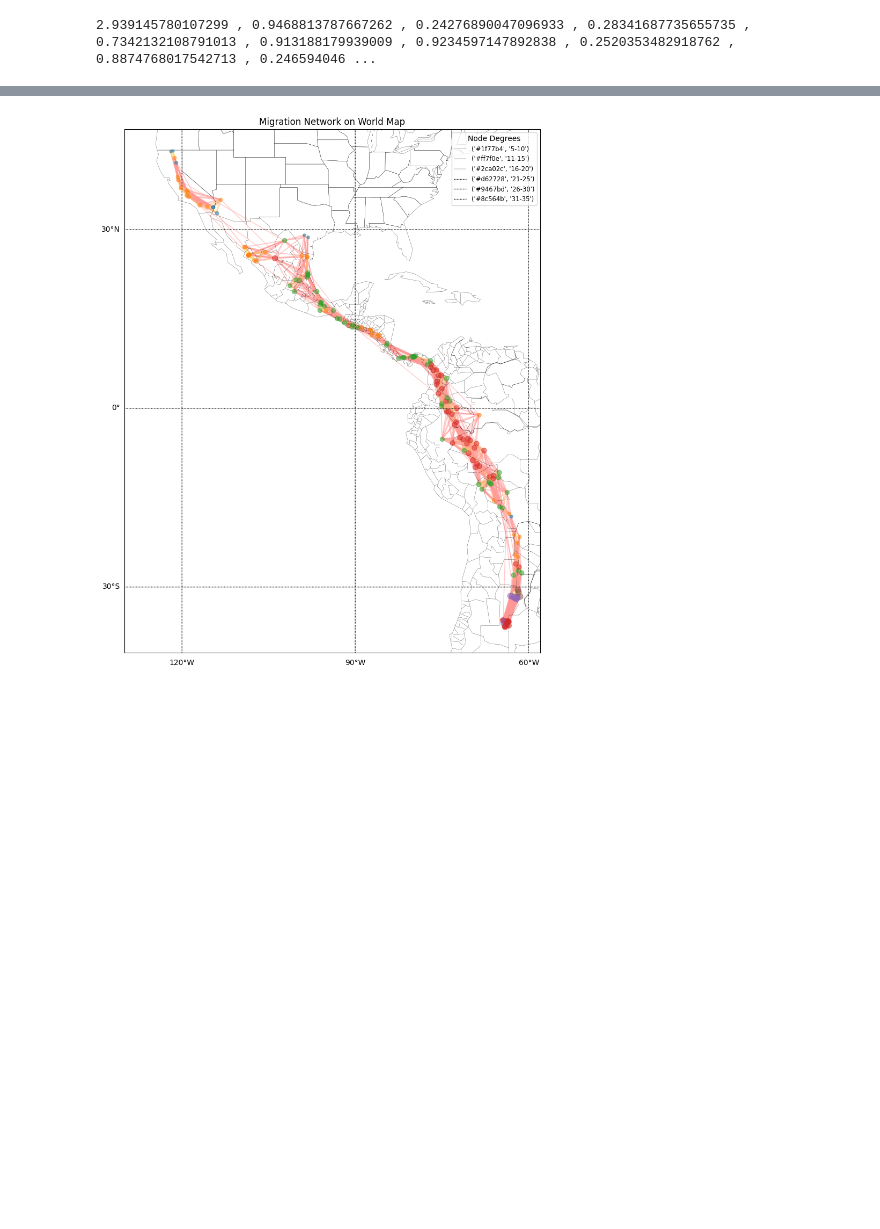
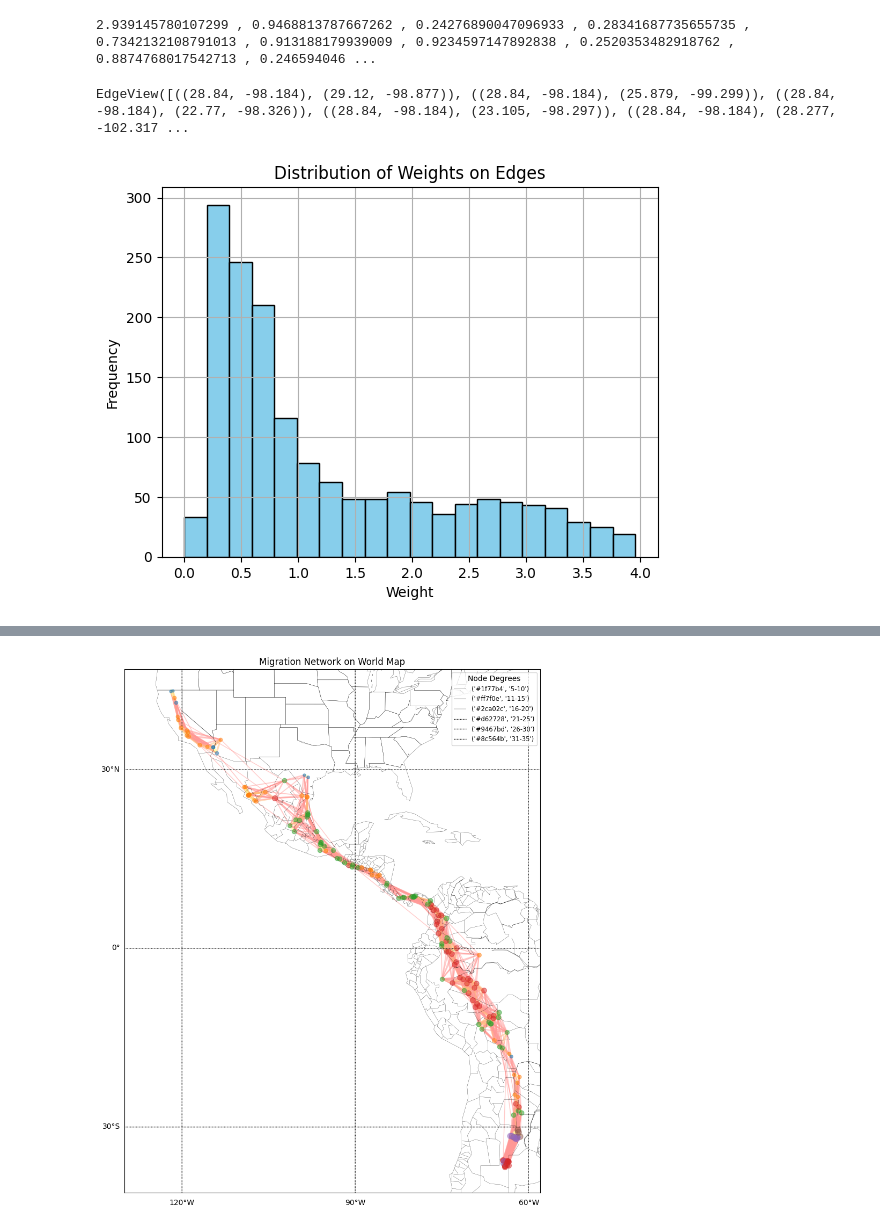
Before and after one commit to YYashraj/Bird-MIgration-Network, a Jupyter notebook: Network Construction/network.ipynb, the cells around one changed output, grey strips where cells are left out. Drawn from its saved outputs; the diff is of its cells as text; code cells hidden in the pictures; blank space fills up the shorter version.

Commit message:
Extensive Plotting

```diff
--- a/Network Construction/network.ipynb
+++ b/Network Construction/network.ipynb
@@ -638,3 +650,20 @@ for u, v in edges:
     print(SWH_network[u][v]["weight"], end = " , ")
 # %% [output]
 2.939145780107299 , 0.9468813787667262 , 0.24276890047096933 , 0.28341687735655735 , 0.7342132108791013 , 0.913188179939009 , 0.9234597147892838 , 0.2520353482918762 , 0.8874768017542713 , 0.246594046 ...
+# %%
+SWH_network.edges()
+# %% [output]
+EdgeView([((28.84, -98.184), (29.12, -98.877)), ((28.84, -98.184), (25.879, -99.299)), ((28.84, -98.184), (22.77, -98.326)), ((28.84, -98.184), (23.105, -98.297)), ((28.84, -98.184), (28.277, -102.317 ...
+# %%
+# Extract the weights from the edges
+weights = [SWH_network[u][v]["weight"] for u,v in SWH_network.edges()]
+
+# Plot the distribution of weights
+plt.hist(weights, bins=20, color='skyblue', edgecolor='black')
+plt.title('Distribution of Weights on Edges')
+plt.xlabel('Weight')
+plt.ylabel('Frequency')
+plt.grid(True)
+plt.show()
+# %% [output]
+[figure, added]
```
Also changed, not shown: parts of 15 cells of this notebook.
